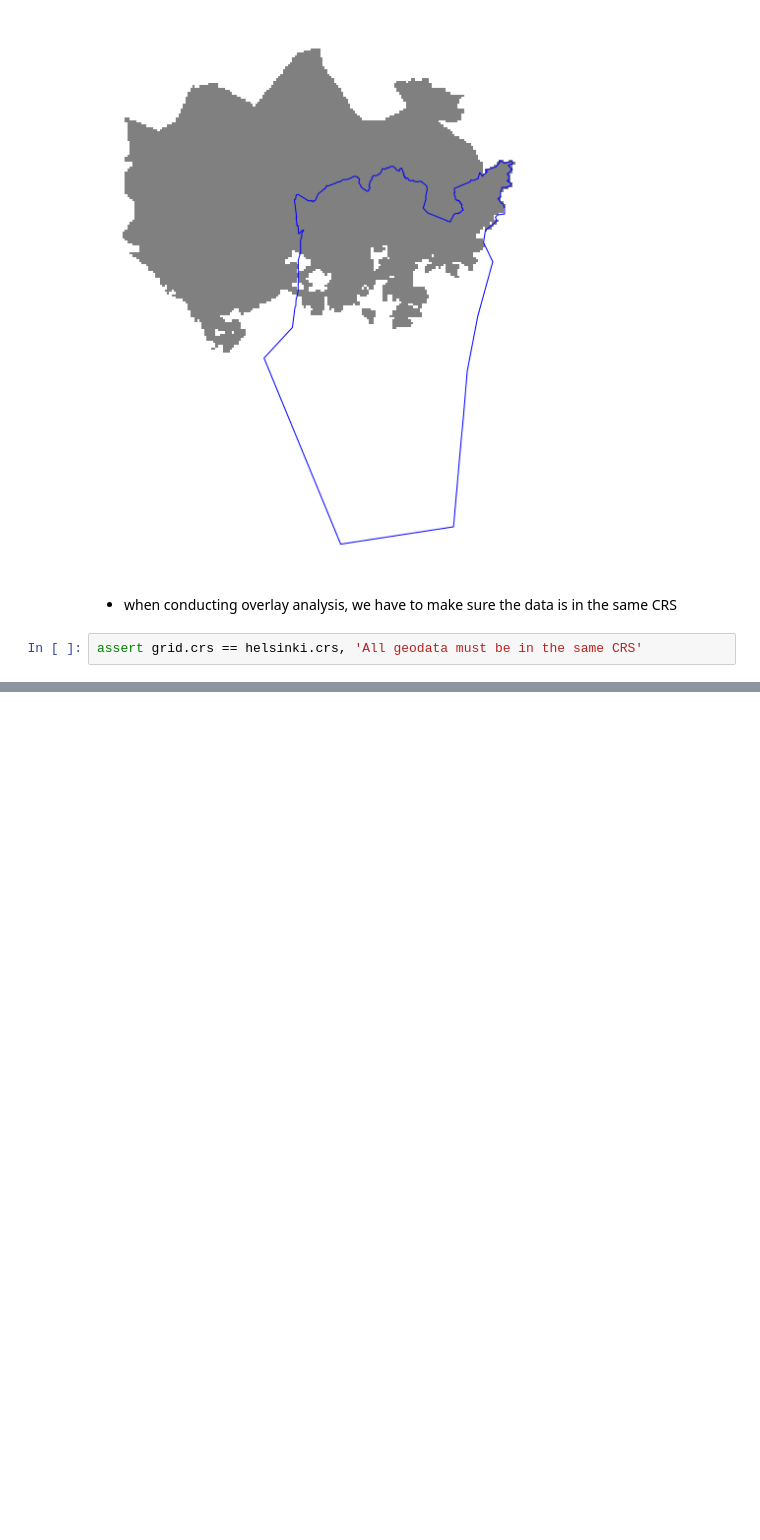
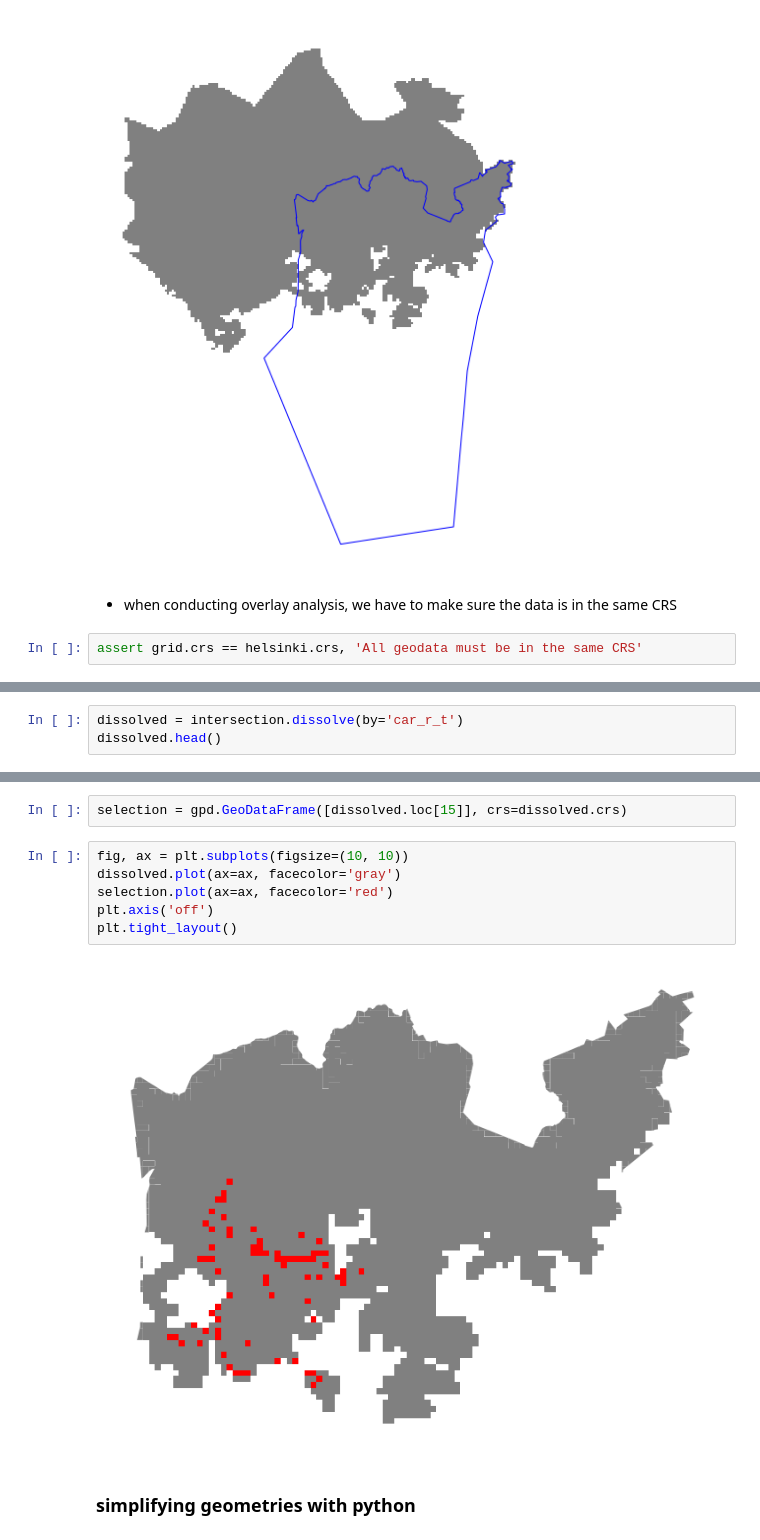
Before and after one commit to Joe-Degs/AutoGIS, a Jupyter notebook: lesson4/overlay_analysis.ipynb, the cells around one changed output, grey strips where cells are left out. Saved outputs shown, nothing was run; the diff lists cells and outputs as text; blank space fills up the shorter version.

```diff
--- a/lesson4/overlay_analysis.ipynb
+++ b/lesson4/overlay_analysis.ipynb
@@ -39,0 +68,3 @@ assert grid.crs == helsinki.crs, 'All geodata must be in the same CRS'
+# %%
+dissolved = intersection.dissolve(by='car_r_t')
+dissolved.head()
@@ -39,0 +114,12 @@ assert grid.crs == helsinki.crs, 'All geodata must be in the same CRS'
+# %%
+selection = gpd.GeoDataFrame([dissolved.loc[15]], crs=dissolved.crs)
+# %%
+fig, ax = plt.subplots(figsize=(10, 10))
+dissolved.plot(ax=ax, facecolor='gray')
+selection.plot(ax=ax, facecolor='red')
+plt.axis('off')
+plt.tight_layout()
+# %% [output]
+[figure, added]
+# %% [markdown]
+### simplifying geometries with python
```
Also changed, not shown: parts of 16 cells of this notebook, 1 other file.
